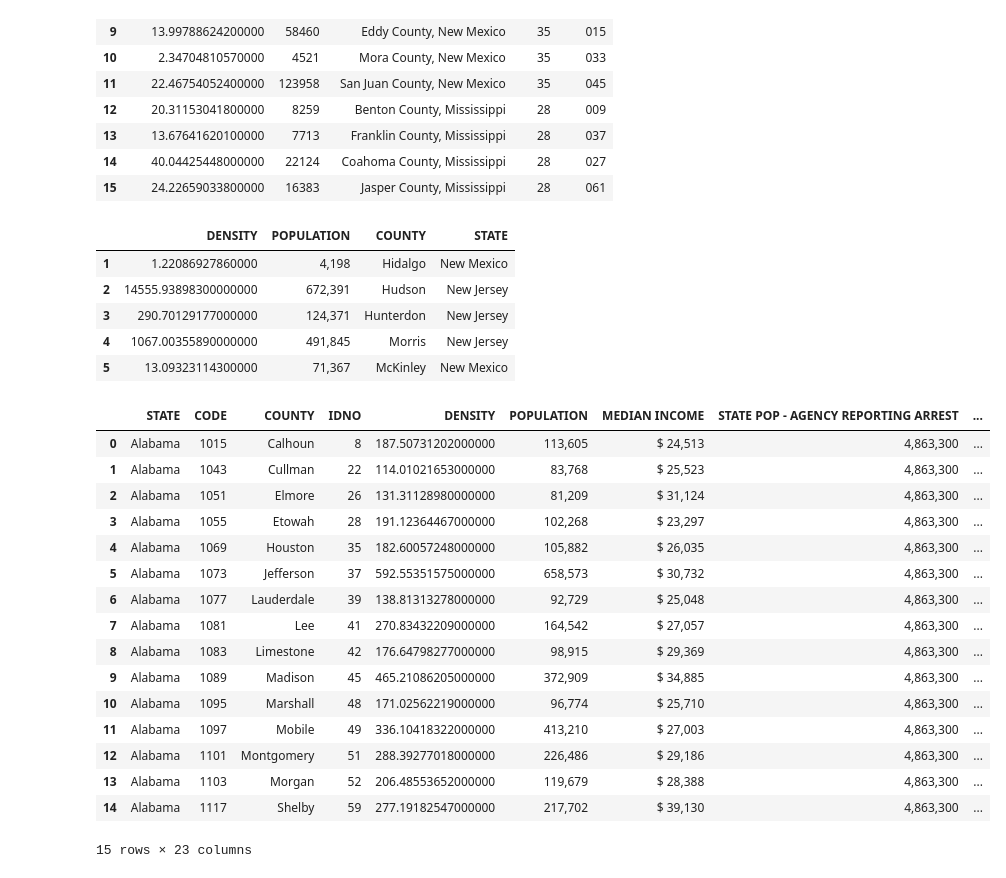
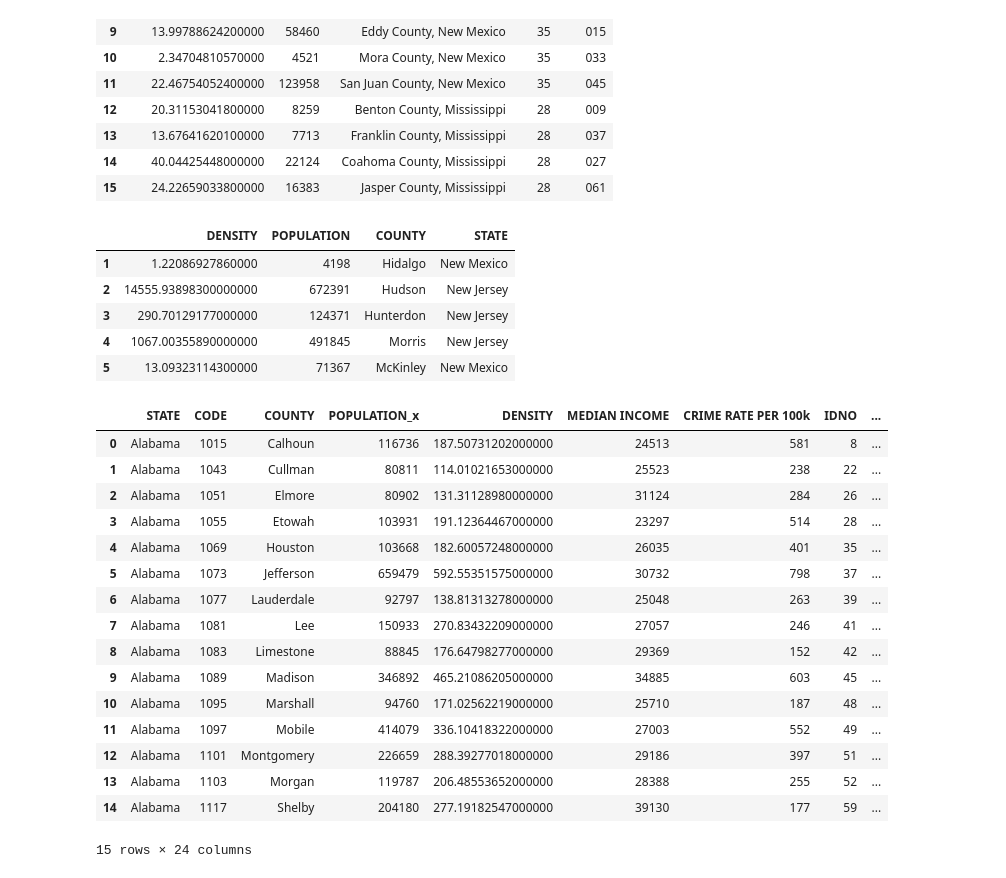
Before and after one commit to melindaeudy/Project_1, a Jupyter notebook: Project_1.ipynb, the cells around one changed output. Saved outputs shown, nothing was run; the diff lists cells and outputs as text; code cells hidden in the pictures.

```diff
--- a/Project_1.ipynb
+++ b/Project_1.ipynb
@@ -22,7 +22,7 @@ import datetime
 # %%
 # Part 1 - open UCR Crime Rates by County.csv file
 #----------open 37059-Codebook County Codes.csv file and merge into first file to obtain County Names
-UCR_Crime = "Resources/UCR_Crime_Rates_by_County.csv"
+UCR_Crime = "Resources/UCR_Crime_Rate_by_County.csv"
 
 # Read file and store in Pandas data frame
 UCR_Crime_df = pd.read_csv(UCR_Crime)
@@ -66,7 +66,7 @@ UCR_Crime_df.head(15)
 # Finalize file for merging
 #-----remove columns: STUDYNO, EDITION, PART, FLIPS_ST, FLIPS_CTY
 #-----move Code to the front of the file - ensure that it is a int64.
-UCR_Crime_df.drop(columns = ["STUDYNO", "EDITION", "PART", "FIPS_ST", "FIPS_CTY"], inplace = True)
+UCR_Crime_df.drop(columns = ["index", "EDITION", "PART", "FIPS_ST", "FIPS_CTY"], inplace = True)
 UCR_Crime_df["CODE"] = UCR_Crime_df["CODE"].apply("int64")
 pd.set_option("precision",0)
 collist = UCR_Crime_df.columns.tolist()
@@ -74,16 +74,7 @@ collist.insert(0, collist.pop(collist.index("CODE")))
 UCR_Crime_df = UCR_Crime_df.reindex(columns = collist)
 
 # Rename columns for better understanding
-UCR_Crime_df.rename(columns={"AG_ARRST": "# COUNTY AGENCY REPORTING ARREST", "AG_OFF": "# COUNTY AGENCY REPORTING CRIME","COVIND": "COVERAGE INDICATOR", "SVIOL":"TOTAL VIOLENT CRIME", "SPROPERTY": "TOTAL PROPERTY CRIMES"}, inplace = True)
-UCR_Crime_df.rename(columns={"SPOPARST": "STATE POP - AGENCY REPORTING ARREST", "SPOPCRIM": "STATE POP - AGENCY REPORTING CRIME", "CPOPCRIM": "COUNTY POP - AGENCY REPORTING CRIME", "SMURDER":"MURDERS", "SRAPE": "RAPE", "SROBBERY": "ROBBERY", "SAGASSLT": "AGGRAVATED ASSAULTS", "SBURGLRY": "BURGLARIES"}, inplace = True)
-UCR_Crime_df.rename(columns={"SLARCENY":"LARCENY", "SMVTHEFT": "MOTOR VEHICLE THEFT", "SARSON": "ARSON"}, inplace = True)
-
-# Clean up number formats in table
-UCR_Crime_df["STATE POP - AGENCY REPORTING ARREST"] = UCR_Crime_df["STATE POP - AGENCY REPORTING ARREST"].map("{:,}".format)
-UCR_Crime_df["STATE POP - AGENCY REPORTING CRIME"] = UCR_Crime_df["STATE POP - AGENCY REPORTING CRIME"].map("{:,}".format)
-UCR_Crime_df["# COUNTY AGENCY REPORTING ARREST"] = UCR_Crime_df["# COUNTY AGENCY REPORTING ARREST"].map("{:,}".format)
-UCR_Crime_df["COUNTY POP - AGENCY REPORTING CRIME"] = UCR_Crime_df["COUNTY POP - AGENCY REPORTING CRIME"].map("{:,}".format)
-UCR_Crime_df["# COUNTY AGENCY REPORTING CRIME"] = UCR_Crime_df["# COUNTY AGENCY REPORTING CRIME"].map("{:,}".format)
-
+UCR_Crime_df.rename(columns={"AG_ARRST": "# COUNTY AGENCY REPORTING ARREST", "AG_OFF": "# COUNTY AGENCY REPORTING CRIME","COVIND": "COVERAGE INDICATOR"}, inplace = True)
+UCR_Crime_df.rename(columns={"CPOPCRIM": "COUNTY POP - AGENCY REPORTING CRIME", "CPOPARST": "COUNTY POP - AGENCY REPORTING ARRESTS", "population": "POPULATION", "crime_rate_per_100000": "CRIME RATE PER 100k"}, inplace = True)
 UCR_Crime_df.head(15)
 # %% [output]
@@ -214,7 +206,6 @@ income_df.drop(columns = ["NAME", "state", "county"], inplace = True)
 income_df.rename(columns={"County Name":"COUNTY", "State Name":"STATE", "B06011_001E":"MEDIAN INCOME"}, inplace = True)
 # Clean up formating in Median Income
 income_df["MEDIAN INCOME"] = income_df["MEDIAN INCOME"].apply("int64")
-income_df["MEDIAN INCOME"] = income_df["MEDIAN INCOME"].map("$ {:,}".format)
 income_df.head(15)
 #income_df.dtypes
 # %% [output]
@@ -304,49 +295,43 @@ county_dens_df['State Name'] = county_dens_df['NAME'].str.split(', ').apply(lamb
 county_dens_df['County Name'] = county_dens_df['NAME'].str.split(' ').apply(lambda x: x[0])
 county_dens_df.drop(columns = ["NAME", "state", "county"], inplace = True)
 county_dens_df.rename(columns={"County Name":"COUNTY", "State Name":"STATE", "POP": "POPULATION"}, inplace = True)
-
-# Clean up Density and Population numbers
 county_dens_df["POPULATION"] = county_dens_df["POPULATION"].apply("int64")
-county_dens_df["POPULATION"] = county_dens_df["POPULATION"].map(" {:,}".format)
-#county_dens_df["DENSITY"] = county_dens_df["DENSITY"].apply("int64")
-#county_dens_df["DENSITY"] = county_dens_df["DENSITY"].map(" {:,}".format)
-
 county_dens_df.head()
 # %% [output]
 |  | DENSITY | POPULATION | COUNTY | STATE |
-| 1 | 1.22086927860000 | 4,198 | Hidalgo | New Mexico |
-| 2 | 14555.93898300000000 | 672,391 | Hudson | New Jersey |
-| 3 | 290.70129177000000 | 124,371 | Hunterdon | New Jersey |
-| 4 | 1067.00355890000000 | 491,845 | Morris | New Jersey |
-| 5 | 13.09323114300000 | 71,367 | McKinley | New Mexico |
+| 1 | 1.22086927860000 | 4198 | Hidalgo | New Mexico |
+| 2 | 14555.93898300000000 | 672391 | Hudson | New Jersey |
+| 3 | 290.70129177000000 | 124371 | Hunterdon | New Jersey |
+| 4 | 1067.00355890000000 | 491845 | Morris | New Jersey |
+| 5 | 13.09323114300000 | 71367 | McKinley | New Mexico |
 # %%
 # Merge Codebook_County_Codes.csv into UCR_Crime_Rates_by_County.csv
 # Move Density and Population to front of chart
 merged_Crime_df = pd.merge(Crime_df, county_dens_df, on=["STATE", "COUNTY"], how = "left")
 collist = merged_Crime_df.columns.tolist()
 collist.insert(4, collist.pop(collist.index("DENSITY")))
-collist.insert(5, collist.pop(collist.index("POPULATION")))
+#collist.insert(5, collist.pop(collist.index("POPULATION")))
 merged_Crime_df = merged_Crime_df.reindex(columns = collist)
 
 # delete and null info and reset the index
 merged_Crime_df = merged_Crime_df.dropna(how='any')
 merged_Crime_df.reset_index()
 merged_Crime_df.head(15)
 # %% [output]
-|  | STATE | CODE | COUNTY | IDNO | DENSITY | POPULATION | MEDIAN INCOME | STATE POP - AGENCY REPORTING ARREST | ... |
-| 0 | Alabama | 1015 | Calhoun | 8 | 187.50731202000000 | 113,605 | $ 24,513 | 4,863,300 | ... |
-| 1 | Alabama | 1043 | Cullman | 22 | 114.01021653000000 | 83,768 | $ 25,523 | 4,863,300 | ... |
-| 2 | Alabama | 1051 | Elmore | 26 | 131.31128980000000 | 81,209 | $ 31,124 | 4,863,300 | ... |
-| 3 | Alabama | 1055 | Etowah | 28 | 191.12364467000000 | 102,268 | $ 23,297 | 4,863,300 | ... |
-| 4 | Alabama | 1069 | Houston | 35 | 182.60057248000000 | 105,882 | $ 26,035 | 4,863,300 | ... |
-| 5 | Alabama | 1073 | Jefferson | 37 | 592.55351575000000 | 658,573 | $ 30,732 | 4,863,300 | ... |
-| 6 | Alabama | 1077 | Lauderdale | 39 | 138.81313278000000 | 92,729 | $ 25,048 | 4,863,300 | ... |
-| 7 | Alabama | 1081 | Lee | 41 | 270.83432209000000 | 164,542 | $ 27,057 | 4,863,300 | ... |
-| 8 | Alabama | 1083 | Limestone | 42 | 176.64798277000000 | 98,915 | $ 29,369 | 4,863,300 | ... |
-| 9 | Alabama | 1089 | Madison | 45 | 465.21086205000000 | 372,909 | $ 34,885 | 4,863,300 | ... |
-| 10 | Alabama | 1095 | Marshall | 48 | 171.02562219000000 | 96,774 | $ 25,710 | 4,863,300 | ... |
-| 11 | Alabama | 1097 | Mobile | 49 | 336.10418322000000 | 413,210 | $ 27,003 | 4,863,300 | ... |
-| 12 | Alabama | 1101 | Montgomery | 51 | 288.39277018000000 | 226,486 | $ 29,186 | 4,863,300 | ... |
-| 13 | Alabama | 1103 | Morgan | 52 | 206.48553652000000 | 119,679 | $ 28,388 | 4,863,300 | ... |
-| 14 | Alabama | 1117 | Shelby | 59 | 277.19182547000000 | 217,702 | $ 39,130 | 4,863,300 | ... |
+|  | STATE | CODE | COUNTY | POPULATION_x | DENSITY | MEDIAN INCOME | CRIME RATE PER 100k | IDNO | ... |
+| 0 | Alabama | 1015 | Calhoun | 116736 | 187.50731202000000 | 24513 | 581 | 8 | ... |
+| 1 | Alabama | 1043 | Cullman | 80811 | 114.01021653000000 | 25523 | 238 | 22 | ... |
+| 2 | Alabama | 1051 | Elmore | 80902 | 131.31128980000000 | 31124 | 284 | 26 | ... |
+| 3 | Alabama | 1055 | Etowah | 103931 | 191.12364467000000 | 23297 | 514 | 28 | ... |
+| 4 | Alabama | 1069 | Houston | 103668 | 182.60057248000000 | 26035 | 401 | 35 | ... |
+| 5 | Alabama | 1073 | Jefferson | 659479 | 592.55351575000000 | 30732 | 798 | 37 | ... |
+| 6 | Alabama | 1077 | Lauderdale | 92797 | 138.81313278000000 | 25048 | 263 | 39 | ... |
+| 7 | Alabama | 1081 | Lee | 150933 | 270.83432209000000 | 27057 | 246 | 41 | ... |
+| 8 | Alabama | 1083 | Limestone | 88845 | 176.64798277000000 | 29369 | 152 | 42 | ... |
+| 9 | Alabama | 1089 | Madison | 346892 | 465.21086205000000 | 34885 | 603 | 45 | ... |
+| 10 | Alabama | 1095 | Marshall | 94760 | 171.02562219000000 | 25710 | 187 | 48 | ... |
+| 11 | Alabama | 1097 | Mobile | 414079 | 336.10418322000000 | 27003 | 552 | 49 | ... |
+| 12 | Alabama | 1101 | Montgomery | 226659 | 288.39277018000000 | 29186 | 397 | 51 | ... |
+| 13 | Alabama | 1103 | Morgan | 119787 | 206.48553652000000 | 28388 | 255 | 52 | ... |
+| 14 | Alabama | 1117 | Shelby | 204180 | 277.19182547000000 | 39130 | 177 | 59 | ... |
-15 rows × 23 columns
+15 rows × 24 columns
```
Also changed, not shown: parts of 7 cells of this notebook, 2 other files.
